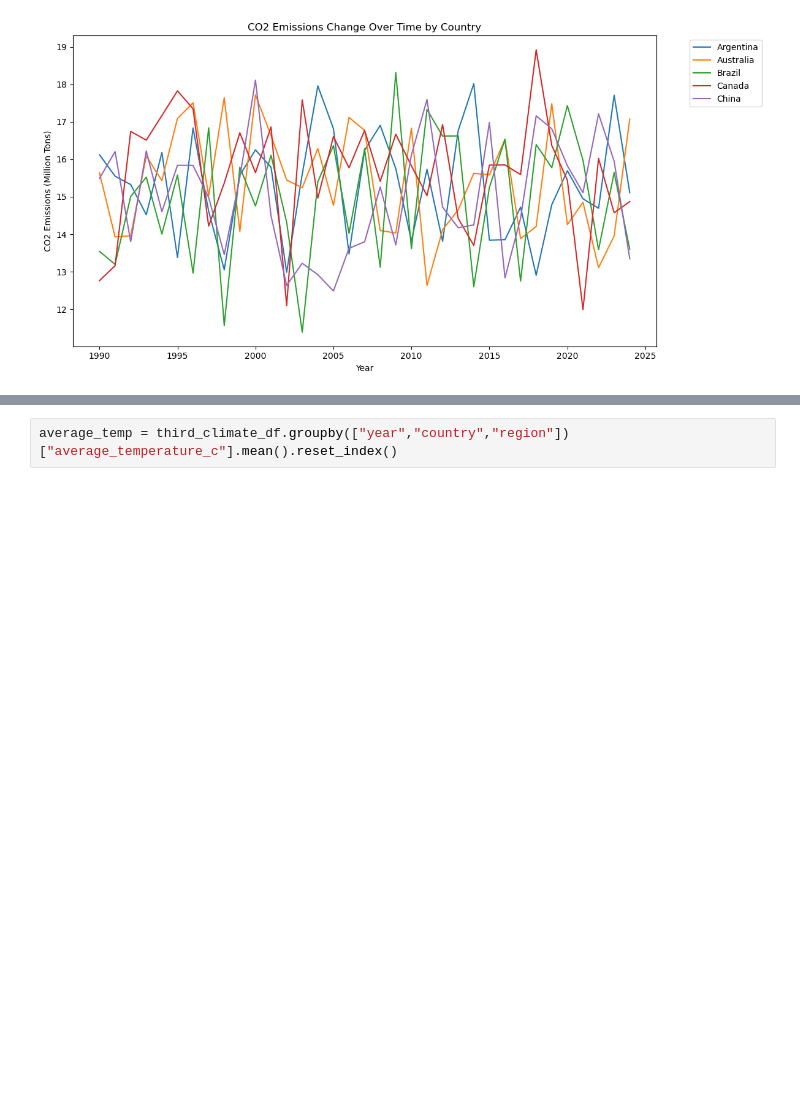
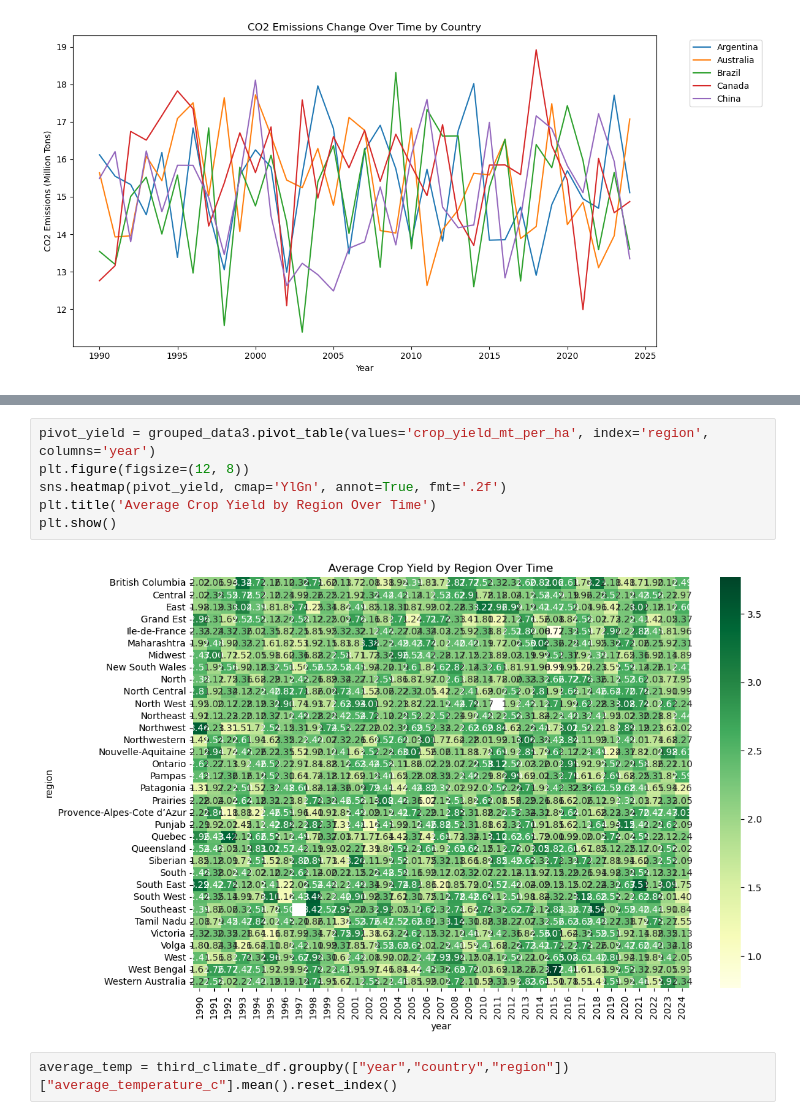
Before and after one commit to nickbartram/team6_project3, a Jupyter notebook: sura.ipynb, the cells around one changed output, grey strips where cells are left out. Drawn from its saved outputs; the diff is of its cells as text; blank space fills up the shorter version.

```diff
--- a/sura.ipynb
+++ b/sura.ipynb
@@ -108,3 +139,11 @@ plt.show()
+# %%
+pivot_yield = grouped_data3.pivot_table(values='crop_yield_mt_per_ha', index='region', columns='year')
+plt.figure(figsize=(12, 8))
+sns.heatmap(pivot_yield, cmap='YlGn', annot=True, fmt='.2f')
+plt.title('Average Crop Yield by Region Over Time')
+plt.show()
+# %% [output]
+[figure, added]
 # %%
 average_temp = third_climate_df.groupby(["year","country","region"])["average_temperature_c"].mean().reset_index()
 # %%
```
Also changed, not shown: parts of 5 cells of this notebook.
